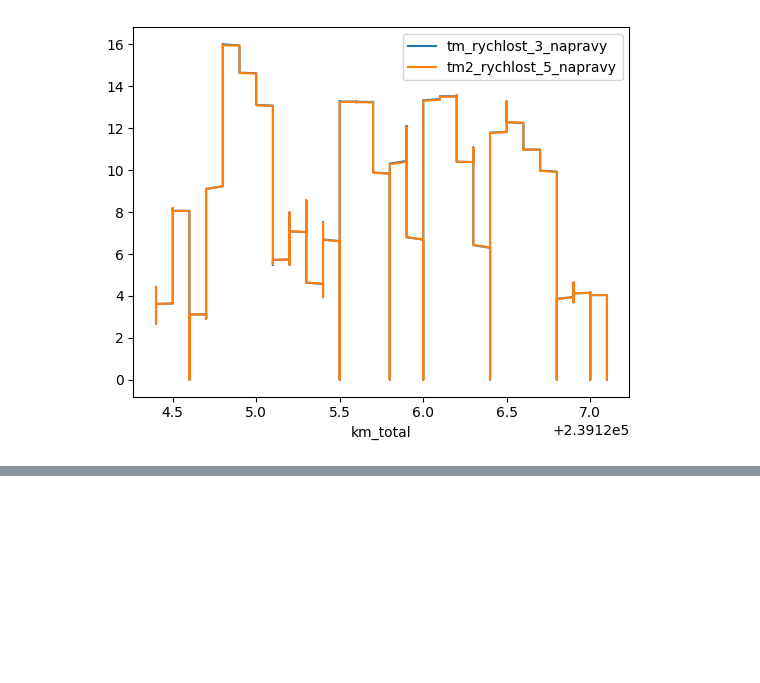
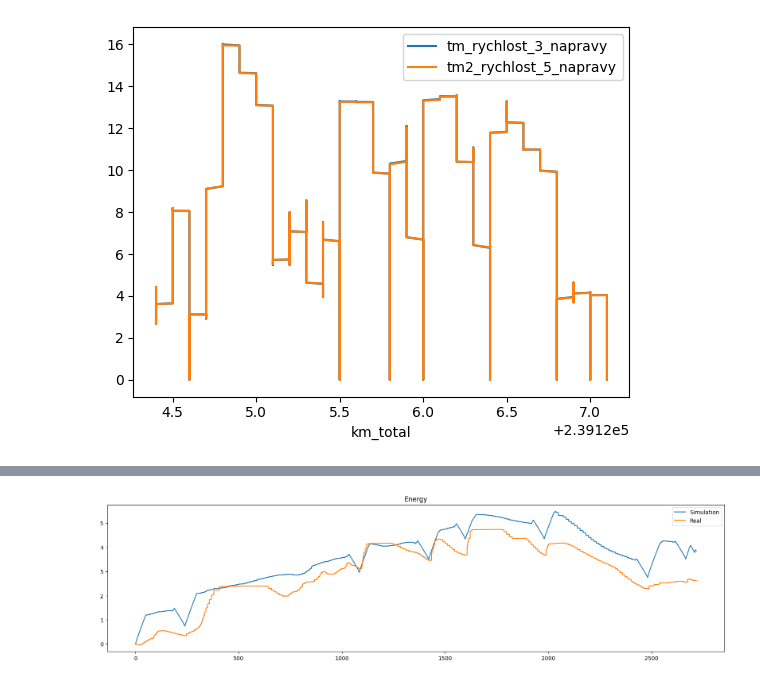
Before and after one commit to Sawy7/trainmap-consumption-api, a Jupyter notebook: tram-exploration/tram-exploration.ipynb, the cells around one changed output, grey strips where cells are left out. Cells and saved outputs as stored; diff of their text form; code cells hidden in the pictures; blank space fills up the shorter version.

```diff
--- a/tram-exploration/tram-exploration.ipynb
+++ b/tram-exploration/tram-exploration.ipynb
@@ -151,44 +152,72 @@ df_important.head()
 | 3 | 2022-04-20 08:54:54.484 | 0 days 00:00:00.100000 | 49.83483 | 18.17648 | 239124.4 | 4.402742 | ... |
 | 4 | 2022-04-20 08:54:54.584 | 0 days 00:00:00.100000 | 49.83483 | 18.17648 | 239124.4 | 4.380019 | ... |
 # %%
-# c = Consumption()
-# c.params["mass_locomotive"] = 34500
-# c.variable_params["Recuperation coefficient"] = 0.5
-# c.load_from_file("../testing-data/dpo-vresina-zatisi.geojson")
+def compare_data(csv_path: str, geojson_path: str):
+    # Calculated data
+    c = Consumption()
+    c.params["mass_locomotive"] = 34500
+    c.variable_params["Recuperation coefficient"] = 0.6
+    c.load_from_file(geojson_path)
 
-# stations_stopped = []
-# last_row_zero = 0
-# for i,row in enumerate(df_important["tm_rychlost_3_napravy"]):
-#     if row < 1:
-#         if last_row_zero < i-1:
-#             stations_stopped.append(i)
-#         last_row_zero = i
-# c.stations = [c.stations[0]] + stations_stopped + [c.stations[-1]]
-# c.params["power_limit"] = df_important["cela_vykon_vyrovnany_bez_spotrebicu"].max()
-# c.params["acceleration_limit"] = 0.11*G_TO_MS2
-# c.run()
+    # Measured data
+    df = tram_csv_parser(csv_path)
 
-# energy_calculated = [x/3600000 for x in c.series["energy_from_exerted_force"]]
-# # plt.figure().set_figwidth(20)
-# # plt.scatter(c.series["dist_values"], energy_calculated)
-# # plt.title("Calculated energy")
-# # plt.show()
+    # Modifying some parameters
+    print("Max power from measured data:", df["cela_vykon_vyrovnany_bez_spotrebicu"].max())
+    c.params["power_limit"] = None
+    c.params["power_limit"] = 600*1000
+    # c.params["acceleration_limit"] = 1*G_TO_MS2
 
-# energy_real = df_important["cela_energie_vyrovnana_bez_spotrebicu"]
-# plt.figure().set_figwidth(20)
-# plt.plot(c.series["dist_values"], energy_calculated)
-# plt.plot(c.series["dist_values"], energy_real)
-# plt.title("Real energy")
-# plt.show()
+    # Inferring stops
+    stations_stopped = []
+    last_row_zero = 0
+    for i,row in enumerate(df["tm_rychlost_3_napravy"]):
+        if row < 1:
+            if last_row_zero < i-1:
+                stations_stopped.append(i)
+            last_row_zero = i
+    c.stations = [c.stations[0]] + stations_stopped + [c.stations[-1]]
 
-# plt.figure().set_figwidth(20)
-# plt.scatter(c.series["dist_values"], c.series["velocity_values"])
-# plt.title("Calculated velocity")
-# plt.show()
+    # Running the simulation
+    c.run()
 
-# plt.figure().set_figwidth(20)
-# plt.scatter(c.series["dist_values"], list(df_important["tm_rychlost_3_napravy"]))
-# plt.title("Real velocity")
-# plt.show()
+    # Plotting
+    energy_calculated = [x/3600000 for x in c.series["energy_from_exerted_force"]]
+    energy_real = df["cela_energie_vyrovnana_bez_spotrebicu"]
+    print(f"Simulation final energy: {energy_calculated[-1]}")
+    print(f"Real final energy: {energy_real.iloc[-1]}")
 
-# # df_important["tm_rychlost_3_napravy"].min()
+    plt.figure().set_figwidth(20)
+    plt.plot(c.series["dist_values"], energy_calculated)
+    plt.plot(c.series["dist_values"], energy_real)
+    plt.title("Energy")
+    plt.legend(["Simulation", "Real"], loc ="upper right")
+    plt.show()
+
+    plt.figure().set_figwidth(20)
+    plt.scatter(c.series["dist_values"], c.series["velocity_values"])
+    plt.title("Calculated velocity")
+    plt.show()
+
+    print(len(c.series["dist_values"]), len(energy_real), len(list(df_important["tm_rychlost_3_napravy"])))
+
+    plt.figure().set_figwidth(20)
+    plt.scatter(c.series["dist_values"], list(df["tm_rychlost_3_napravy"]))
+    plt.title("Real velocity")
+    plt.show()
+
+compare_data(
+    "../testing-data/DPO/Jízda_Poruba_Zátiší_20.04.2022/01-Vozovna-Vresinska_2022-04-20.csv",
+    "../testing-data/DPO/Jízda_Poruba_Zátiší_20.04.2022/01-Vozovna-Vresinska_2022-04-20.geojson"
+)
+
+# compare_data(
+#     "../testing-data/DPO/Jízda_Poruba_Zátiší_20.04.2022/02-Vresinska-Zatisi_2022-04-20.csv",
+#     "../testing-data/DPO/Jízda_Poruba_Zátiší_20.04.2022/02-Vresinska-Zatisi_2022-04-20.geojson"
+# )
+
+# compare_data(
+#     "../testing-data/DPO/Jízda_Poruba_Zátiší_20.04.2022/03-Zatisi-Vresinska_2022-04-20.csv",
+#     "../testing-data/DPO/Jízda_Poruba_Zátiší_20.04.2022/03-Zatisi-Vresinska_2022-04-20.geojson"
+# )
+# %% [output]
@@ -194,0 +227 @@ df_important.head()
+[figure, added]
```
Also changed, not shown: parts of 5 cells of this notebook, 1 other file.
